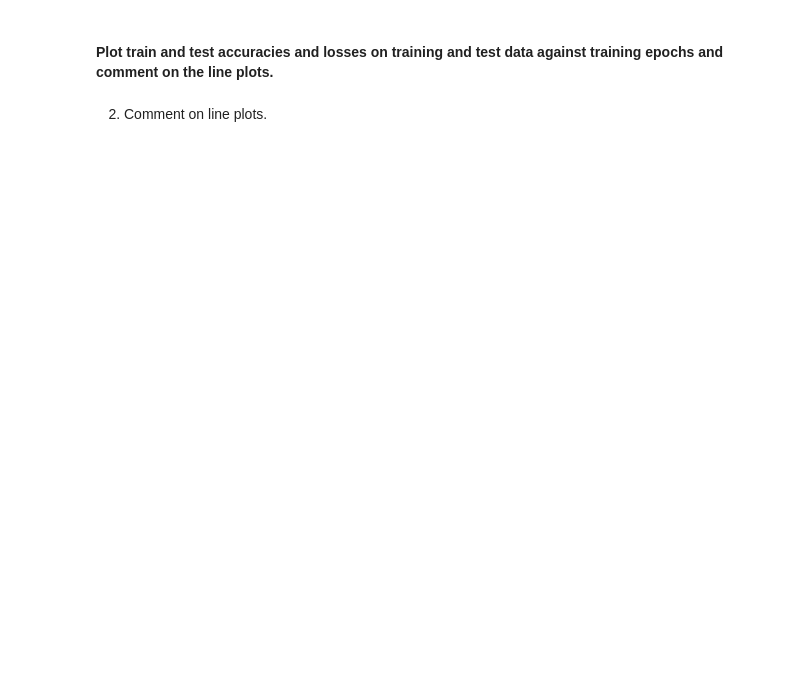
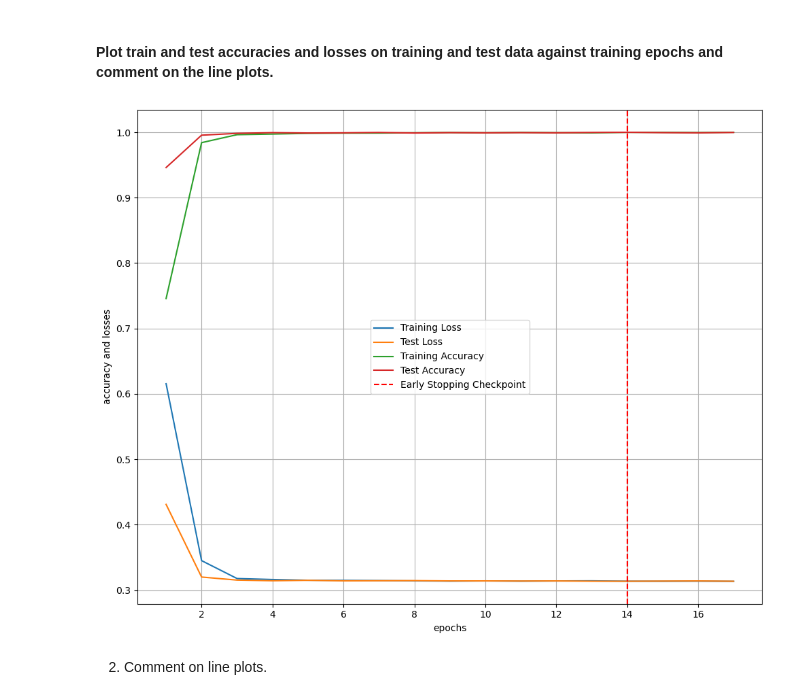
Before and after one commit to therealaxax/Neural-Networks-Assignment, a Jupyter notebook: PartA_1.ipynb, the cells around one changed output. Cells and saved outputs as stored; diff of their text form; code cells hidden in the pictures; blank space fills up the shorter version.

```diff
--- a/PartA_1.ipynb
+++ b/PartA_1.ipynb
@@ -44,7 +44,7 @@ class MLP(nn.Module):
             nn.ReLU(),
             nn.Dropout(p=0.2),
             nn.Linear(no_hidden, no_hidden),
-            nn.ReLu(),
+            nn.ReLU(),
             nn.Dropout(p=0.2),
             nn.Linear(no_hidden, no_labels),
             nn.Sigmoid()
@@ -94,8 +161,8 @@ train_dataloader, test_dataloader = intialise_loaders(X_train_scaled, y_train, X
 2. Next, define the model, optimizer and loss function.
 # %%
 # YOUR CODE HERE
-model =
-optimizer =
-loss_fn =
+model = MLP(77,128,2)
+optimizer = torch.optim.Adam(model.parameters(), lr=0.001)
+loss_fn = nn.CrossEntropyLoss()
 # %% [markdown]
 3. Train model for 100 epochs. Record down train and test accuracies. Implement early stopping.
@@ -108,3 +265,25 @@ loss_fn =
+# %%
+# YOUR CODE HERE
+import matplotlib.pyplot as plt
+
+fig = plt.figure(figsize=(10,8))
+plt.plot(range(1,len(tr_loss)+1),tr_loss, label='Training Loss')
+plt.plot(range(1,len(te_loss)+1),te_loss,label='Test Loss')
+plt.plot(range(1,len(tr_correct)+1),tr_correct,label='Training Accuracy')
+plt.plot(range(1,len(te_correct)+1),te_correct,label='Test Accuracy')
+
+# find position of lowest validation loss
+minposs = te_loss.index(min(te_loss))+1
+plt.axvline(minposs, linestyle='--', color='r',label='Early Stopping Checkpoint')
+
+plt.xlabel('epochs')
+plt.ylabel('accuracy and losses')
+plt.grid(True)
+plt.legend()
+plt.tight_layout()
+plt.show()
+# %% [output]
+[figure, added]
 # %% [markdown]
 2. Comment on line plots.
 # %%
```
Also changed, not shown: parts of 6 cells of this notebook.
